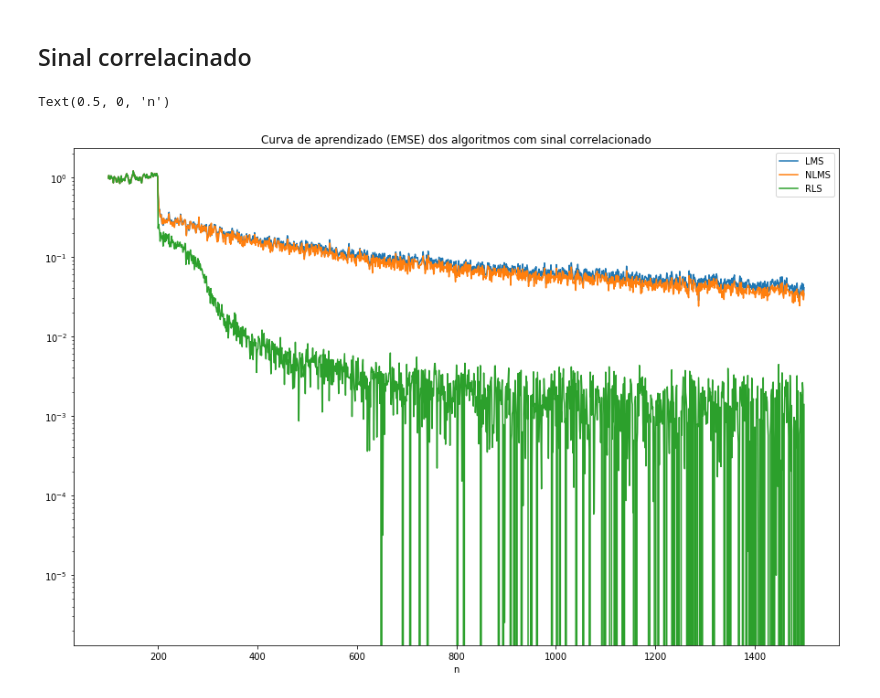
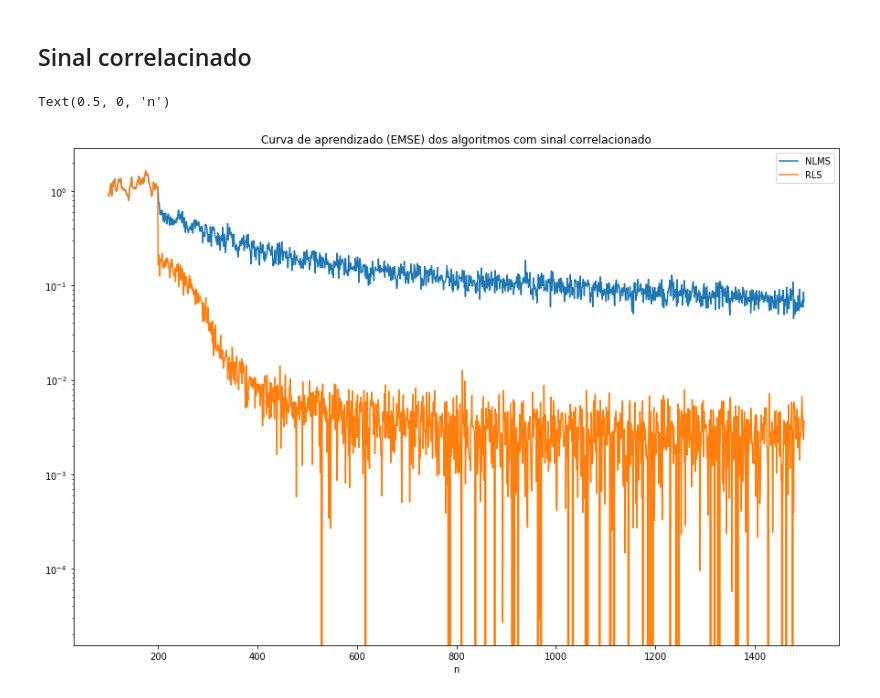
Before and after one commit to henriquemeloo/psi3532-adaptive-filtering, a Jupyter notebook: exp5/exp5.ipynb, the cells around one changed output. Drawn from its saved outputs; the diff is of its cells as text; code cells hidden in the pictures.

```diff
--- a/exp5/exp5.ipynb
+++ b/exp5/exp5.ipynb
@@ -29,14 +38,15 @@ def exp5(a, mu_0, epsilon, L, total_time, N):
         sigma_v = sqrt(.01)
         v = randn(total_time) * sigma_v
 
-        H = randn(100)
-        H = H / np.linalg.norm(H)
+        h = randn(100)
+        h = h / np.linalg.norm(h)
 
-        y = signal.lfilter(b=H, a=1, x=x)
+        y = signal.lfilter(b=h, a=1, x=x)
 
         d = y + v
 
-        M = len(H)
+        M = len(h)
+        # setting mu value to approximate final EMSE values to compare algorithms
         lms_filter = LMS(M=M, mu=mu_0 / (M * sigma_x + epsilon))
         nlms_filter = NLMS(M=M, mu_0=mu_0, epsilon=epsilon)
         rls_filter = RLS(M=M, L=L, delta=1)
@@ -67,12 +77,12 @@ Text(0.5, 0, 'n')
 # %% [markdown]
 ## Sinal correlacinado
 # %%
-n, EMSE_LMS, EMSE_NLMS, EMSE_RLS = exp5(a=.9, mu_0=.3, epsilon=0, L=.9999, total_time=1500, N=200)
+n, EMSE_LMS, EMSE_NLMS, EMSE_RLS = exp5(a=.9, mu_0=.65, epsilon=0, L=.93, total_time=1500, N=100)
 plt.subplots(figsize=(15,10))
-plt.semilogy(n, EMSE_LMS, n, EMSE_NLMS, n, EMSE_RLS)
+plt.semilogy(n, EMSE_NLMS, n, EMSE_RLS)
 plt.title('Curva de aprendizado (EMSE) dos algoritmos com sinal correlacionado')
-plt.legend(['LMS', 'NLMS', 'RLS'])
+plt.legend(['NLMS', 'RLS'])
 plt.xlabel('n')
 # %% [output]
 Text(0.5, 0, 'n')
-[figure, old version]
+[figure, new version]
```
Also changed, not shown: parts of 8 cells of this notebook, 3 other files.
